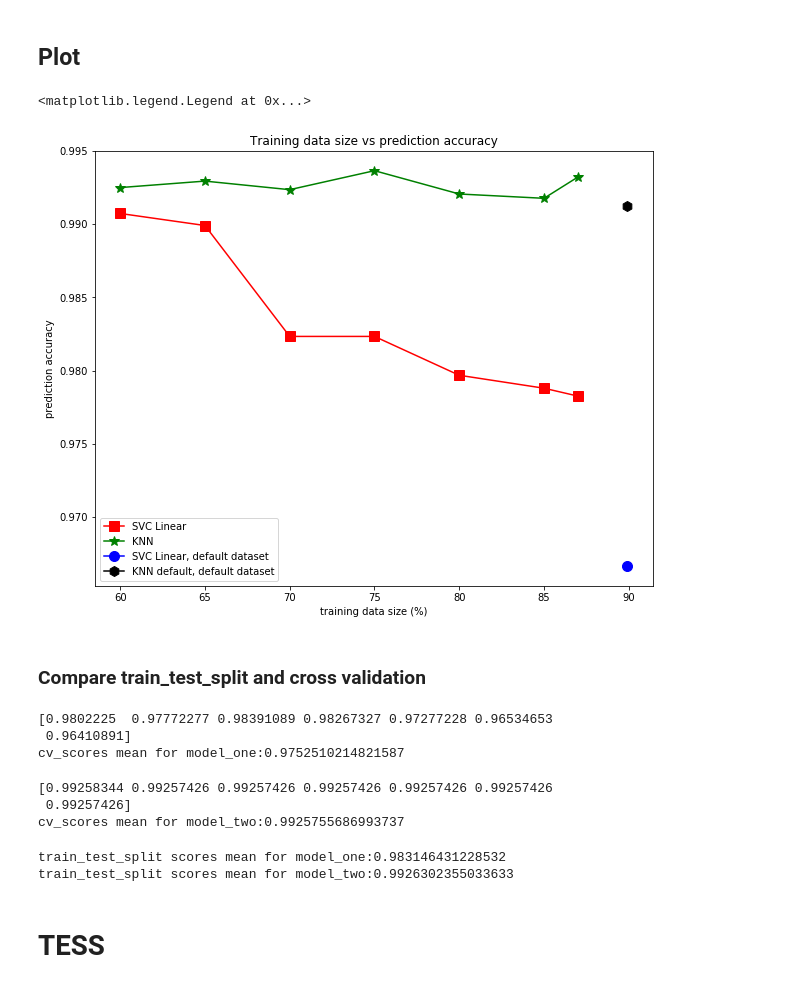
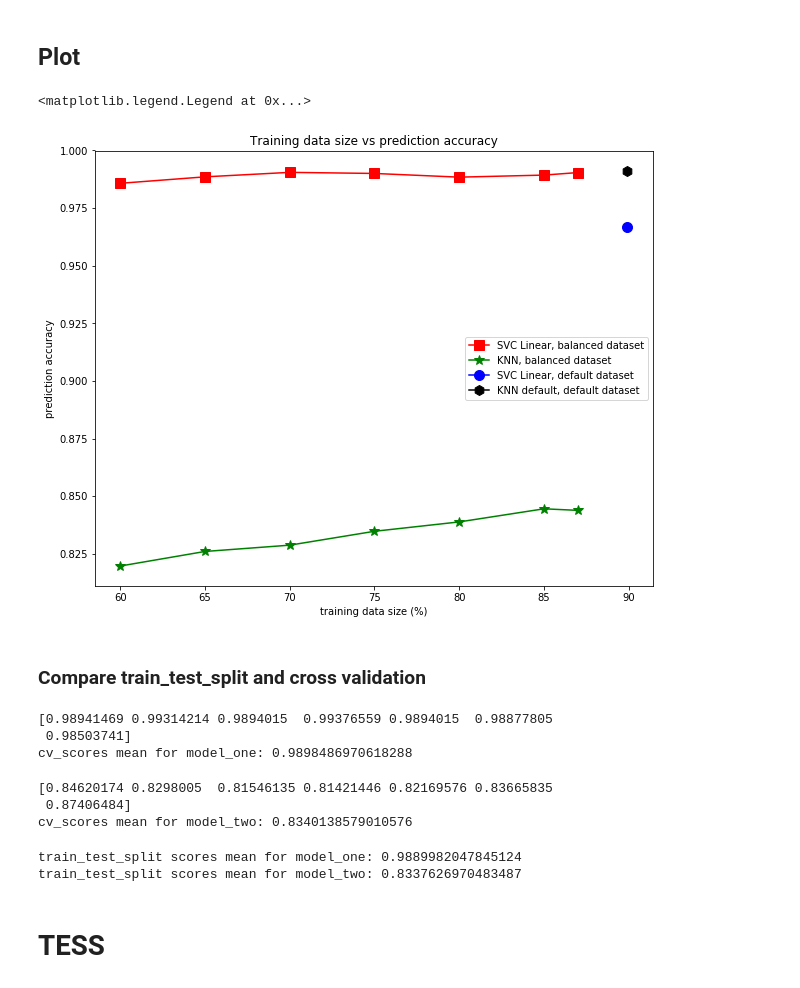
Before and after one commit to Deee92/ml_exoplanets, a Jupyter notebook: exoplanet-time-series-data.ipynb, the cells around one changed output. Cells and saved outputs as stored; diff of their text form; code cells hidden in the pictures.

Commit message:
Balance dataset with SMOTE

```diff
--- a/exoplanet-time-series-data.ipynb
+++ b/exoplanet-time-series-data.ipynb
@@ -241,0 +245,13 @@ Scaled X_combined:
+# %%
+sm = SMOTE(random_state=42, ratio=1.0)
+X_combined_sm, y_combined_sm = sm.fit_sample(X_combined, y_combined)
+print("Shape of original dataset:")
+print("X: ", X_combined.shape)
+print("y: ", y_combined.shape)
+print("Shape of dataset after balancing:")
+print("X: ", X_combined_sm.shape)
+print("y: ", y_combined_sm.shape)
+print("Number of non-exoplanets in original dataset: ", np.count_nonzero(y_combined == 1))
+print("Number of exoplanets in original dataset: ", np.count_nonzero(y_combined == 2))
+print("Number of non-exoplanets in balanced dataset: ", np.count_nonzero(y_combined_sm == 1))
+print("Number of exoplanets in balanced dataset: ", np.count_nonzero(y_combined_sm == 2))
@@ -243,8 +270,8 @@ Scaled X_combined:
 ## Split up in different proportions
 # %%
 def split_data(percentage):
-    return train_test_split(X_combined,
-                            y_combined,
+    return train_test_split(X_combined_sm,
+                            y_combined_sm,
                             test_size=percentage,
                             random_state=42,
                             shuffle=True)
@@ -456,46 +513,46 @@ Original training data size:  89.92398797949444 %
 # %%
 training_data_size = [60, 65, 70, 75, 80, 85, 87]
 
 plt.figure(figsize=(10,8))
-plt.plot(training_data_size, accuracy_model_one, marker='s', markersize=10, color='r', label='SVC Linear')
-plt.plot(training_data_size, accuracy_model_two, marker='*', markersize=10, color='g', label='KNN')
+plt.plot(training_data_size, accuracy_model_one, marker='s', markersize=10, color='r', label='SVC Linear, balanced dataset')
+plt.plot(training_data_size, accuracy_model_two, marker='*', markersize=10, color='g', label='KNN, balanced dataset')
 
 plt.plot(original_training_data_size, accuracy_model_one_default, marker='o', markersize=10, color='b', label='SVC Linear, default dataset')
 plt.plot(original_training_data_size, accuracy_model_two_default, marker='h', markersize=10, color='k', label='KNN default, default dataset')
 
 plt.xlabel('training data size (%)')
 plt.ylabel('prediction accuracy')
 plt.title('Training data size vs prediction accuracy')
 plt.legend()
 # %% [output]
 <matplotlib.legend.Legend at 0x...>
-[figure, old version]
+[figure, new version]
 # %% [markdown]
 ### Compare train_test_split and cross validation
 # %%
-cv_scores_one = cross_val_score(model_one, X_combined, y_combined, cv=7)
+cv_scores_one = cross_val_score(model_one, X_combined_sm, y_combined_sm, cv=7)
 # print each cv score (accuracy) and average them
 print(cv_scores_one)
-print('cv_scores mean for model_one:{}'.format(np.mean(cv_scores_one)))
+print('cv_scores mean for model_one: {}'.format(np.mean(cv_scores_one)))
 # %% [output]
-[0.9802225  0.97772277 0.98391089 0.98267327 0.97277228 0.96534653
- 0.96410891]
-cv_scores mean for model_one:0.9752510214821587
+[0.98941469 0.99314214 0.9894015  0.99376559 0.9894015  0.98877805
+ 0.98503741]
+cv_scores mean for model_one: 0.9898486970618288
 # %%
-cv_scores_two = cross_val_score(model_two, X_combined, y_combined, cv=7)
+cv_scores_two = cross_val_score(model_two, X_combined_sm, y_combined_sm, cv=7)
 # print each cv score (accuracy) and average them
 print(cv_scores_two)
-print('cv_scores mean for model_two:{}'.format(np.mean(cv_scores_two)))
+print('cv_scores mean for model_two: {}'.format(np.mean(cv_scores_two)))
 # %% [output]
-[0.99258344 0.99257426 0.99257426 0.99257426 0.99257426 0.99257426
- 0.99257426]
-cv_scores mean for model_two:0.9925755686993737
+[0.84620174 0.8298005  0.81546135 0.81421446 0.82169576 0.83665835
+ 0.87406484]
+cv_scores mean for model_two: 0.8340138579010576
 # %%
-print('train_test_split scores mean for model_one:{}'.format(np.mean(accuracy_model_one)))
-print('train_test_split scores mean for model_two:{}'.format(np.mean(accuracy_model_two)))
+print('train_test_split scores mean for model_one: {}'.format(np.mean(accuracy_model_one)))
+print('train_test_split scores mean for model_two: {}'.format(np.mean(accuracy_model_two)))
 # %% [output]
-train_test_split scores mean for model_one:0.983146431228532
-train_test_split scores mean for model_two:0.9926302355033633
+train_test_split scores mean for model_one: 0.9889982047845124
+train_test_split scores mean for model_two: 0.8337626970483487
 # %% [markdown]
 # TESS
 # %% [markdown]
```
Also changed, not shown: parts of 16 cells of this notebook.
